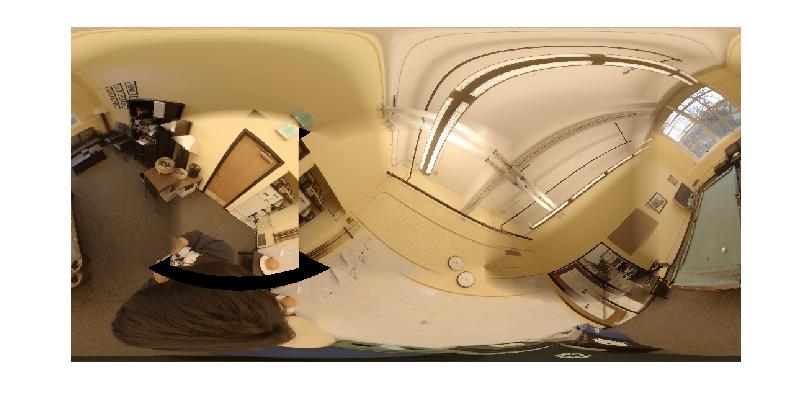
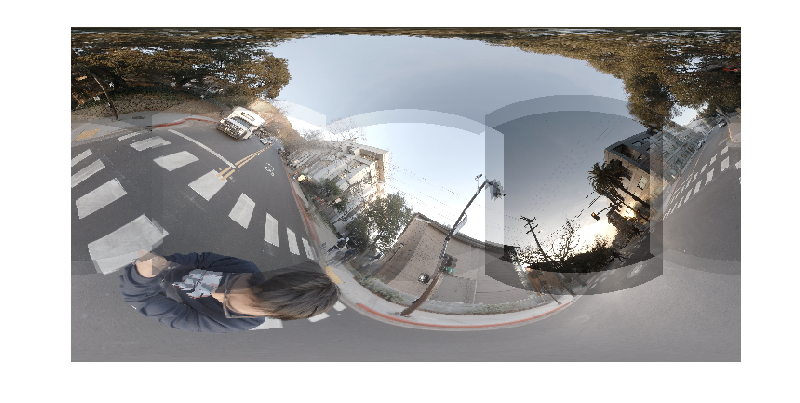
Before and after one commit to ZhongxiaYan/3d_reconstruction, a Jupyter notebook: scripts/stitching_90_degrees.ipynb, the cells around one changed output. Drawn from its saved outputs; the diff is of its cells as text; code cells hidden in the pictures.

Commit message:
better calibration

```diff
--- a/scripts/stitching_90_degrees.ipynb
+++ b/scripts/stitching_90_degrees.ipynb
@@ -67,8 +67,8 @@ else:
             video.close()
     save_pickle(frames, cached_frames_path)
 # %%
-calibrated_dir = Data + 'pool_room/calibrated/'
+calibrated_dir = Data + 'soda_front/'
 videos = [read_video(get_data_path(calibrated_dir, i, name_is_dir=True)) for i in Cam_ids]
-fs = [np.array(next(iter(v))) for v in videos]
+uncalibrated_fs = [np.array(next(iter(v))) for v in videos]
 for video in videos:
     video.close()
@@ -77,47 +75,53 @@ cameras = { i : load_camera_matrix(i) for i in Cam_ids }
 # %%
 I = np.eye(3)
-z = np.zeros(3)
-Rts_test = [
-    (I, z),
-    (np.array([-I[1], -I[2], I[0]]), z),
-    (np.array([-I[1], I[2], -I[0]]), z),
-    (np.array([I[2], -I[0], -I[1]]), z),
-    (np.array([I[2], I[0], I[1]]), z),
-    (np.array([I[0], -I[1], -I[2]]), z),
+Rs = [
+    I,
+    np.array([-I[1], -I[2], I[0]]),
+    np.array([-I[1], I[2], -I[0]]),
+    np.array([I[2], -I[0], -I[1]]),
+    np.array([I[2], I[0], I[1]]),
+    np.array([I[0], -I[1], -I[2]]),
 ]
 # %%
-scale = 3
+cameras = { i : load_camera_matrix(i) for i in Cam_ids }
+fs = []
+for camera_i, frame in zip(Cam_ids, uncalibrated_fs):
+    camera_matrix, distortion_coef, new_camera_matrix = load_calibration(camera_i)
+    fs.append(cv2.undistort(frame, camera_matrix, distortion_coef, None, new_camera_matrix))
+
+scale = 2
 p_w, p_h = 360 * scale, 180 * scale
 px_to_rad = lambda x: x / scale * np.pi / 180
 
 weighted_points = {}
 in_range = lambda x, min_x, max_x: min_x <= x < max_x
 is_inbound = lambda x, y: (0 <= x < Video_width) and (0 <= y < Video_height)
 for i in range(p_w):
     theta = px_to_rad(i - p_w // 2)
     for j in range(p_h):
         phi = px_to_rad(j - p_h // 2)
         vec = np.array([np.sin(theta) * np.cos(phi), np.sin(phi), np.cos(theta) * np.cos(phi)])
 
-        for c, f, (R, t) in zip(Cam_ids, fs, Rts_test):
-            if R is None or t is None:
+        for c, f, R in zip(Cam_ids, fs, Rs):
+            if R is None:
                 continue
             x_t, y_t, z_t = np.dot(R, vec)
             camera_matrix = cameras[c]
             f_x, f_y, _ = np.diag(camera_matrix)
             p_x, p_y, _ = camera_matrix[:, 2]
             if z_t > 0:
                 x_f = int(round(x_t / z_t * f_x + p_x))
                 y_f = int(round(y_t / z_t * f_y + p_y))
                 if is_inbound(x_f, y_f):
                     weight = float(min(x_f, Video_width - x_f - 1, y_f, Video_height - y_f - 1))
+                    weight = 1.0
                     weighted_points.setdefault((j, i), []).append((f[y_f, x_f], weight))
                     continue
 panorama = np.zeros((p_h, p_w, 3), dtype=np.uint8)
 for (j, i), pixels in weighted_points.items():
     total_weight = sum(w for pix, w in pixels)
     weighted_pixel = sum(pix * w for pix, w in pixels) / total_weight
     panorama[j, i] = weighted_pixel.astype(np.uint8)
 show_img(panorama)
 # %% [output]
-[figure, old version]
+[figure, new version]
```
Also changed, not shown: parts of 1 cell of this notebook, 3 other files.
